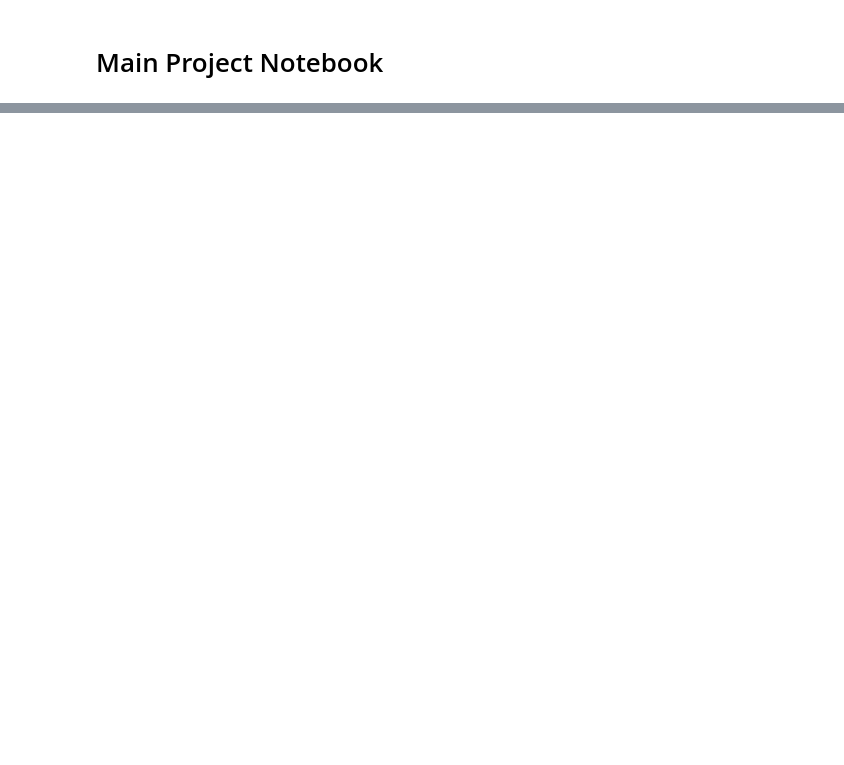
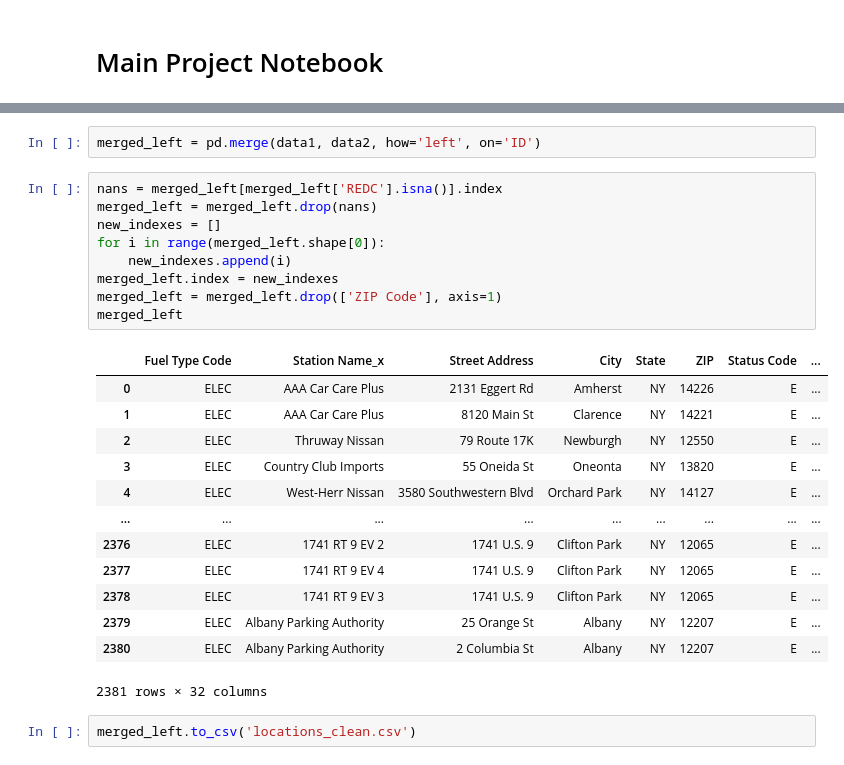
Before and after one commit to allenkting/evcharging_FRI, a Jupyter notebook: EV_Charging_Using_RL.ipynb, the cells around one changed output, grey strips where cells are left out. Cells and saved outputs as stored; diff of their text form; blank space fills up the shorter version.

```diff
--- a/EV_Charging_Using_RL.ipynb
+++ b/EV_Charging_Using_RL.ipynb
@@ -29,0 +49,27 @@ ERROR: basemap‑1.2.2‑cp39‑cp39‑win32.whl is not a valid wheel filename.
+# %%
+merged_left = pd.merge(data1, data2, how='left', on='ID')
+# %%
+nans = merged_left[merged_left['REDC'].isna()].index
+merged_left = merged_left.drop(nans)
+new_indexes = []
+for i in range(merged_left.shape[0]):
+    new_indexes.append(i)
+merged_left.index = new_indexes
+merged_left = merged_left.drop(['ZIP Code'], axis=1)
+merged_left
+# %% [output]
+|  | Fuel Type Code | Station Name_x | Street Address | City | State | ZIP | Status Code | ... |
+| 0 | ELEC | AAA Car Care Plus | 2131 Eggert Rd | Amherst | NY | 14226 | E | ... |
+| 1 | ELEC | AAA Car Care Plus | 8120 Main St | Clarence | NY | 14221 | E | ... |
+| 2 | ELEC | Thruway Nissan | 79 Route 17K | Newburgh | NY | 12550 | E | ... |
+| 3 | ELEC | Country Club Imports | 55 Oneida St | Oneonta | NY | 13820 | E | ... |
+| 4 | ELEC | West-Herr Nissan | 3580 Southwestern Blvd | Orchard Park | NY | 14127 | E | ... |
+| ... | ... | ... | ... | ... | ... | ... | ... | ... |
+| 2376 | ELEC | 1741 RT 9 EV 2 | 1741 U.S. 9 | Clifton Park | NY | 12065 | E | ... |
+| 2377 | ELEC | 1741 RT 9 EV 4 | 1741 U.S. 9 | Clifton Park | NY | 12065 | E | ... |
+| 2378 | ELEC | 1741 RT 9 EV 3 | 1741 U.S. 9 | Clifton Park | NY | 12065 | E | ... |
+| 2379 | ELEC | Albany Parking Authority | 25 Orange St | Albany | NY | 12207 | E | ... |
+| 2380 | ELEC | Albany Parking Authority | 2 Columbia St | Albany | NY | 12207 | E | ... |
+2381 rows × 32 columns
+# %%
+merged_left.to_csv('locations_clean.csv')
```
Also changed, not shown: parts of 6 cells of this notebook, 1 other file.
